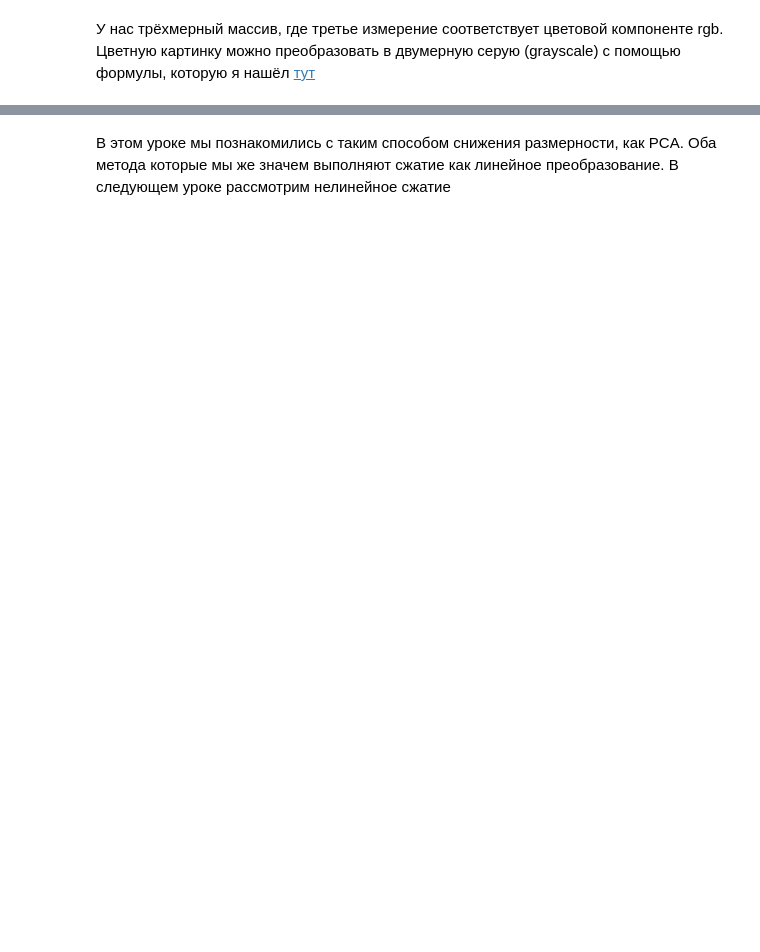
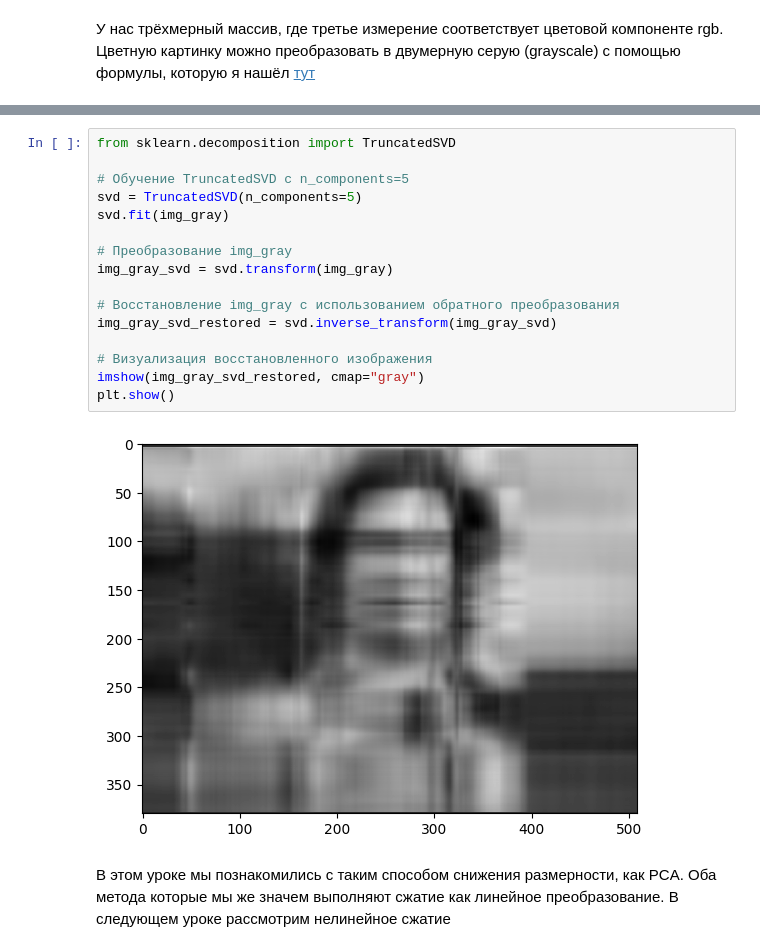
Before and after one commit to Andre-1970/Machine_learning_classical_algorithms_Sem4, a Jupyter notebook: 8_Homework_9_6.ipynb, the cells around one changed output, grey strips where cells are left out. Saved outputs shown, nothing was run; the diff lists cells and outputs as text; blank space fills up the shorter version.

```diff
--- a/8_Homework_9_6.ipynb
+++ b/8_Homework_9_6.ipynb
@@ -58,5 +70,23 @@ plt.show()
 Этот алгоритм демонстрирует, как происходит сжатие данных большой размерности. А результате у вас должна получится фотка как бы в очень нечётком виде
 
 ![grey_pca.png](https://248006.selcdn.ru/public/DS.%20Block%202.%20M8/grey_pca.png)
+# %%
+from sklearn.decomposition import TruncatedSVD
+
+# Обучение TruncatedSVD с n_components=5
+svd = TruncatedSVD(n_components=5)
+svd.fit(img_gray)
+
+# Преобразование img_gray
+img_gray_svd = svd.transform(img_gray)
+
+# Восстановление img_gray с использованием обратного преобразования
+img_gray_svd_restored = svd.inverse_transform(img_gray_svd)
+
+# Визуализация восстановленного изображения
+imshow(img_gray_svd_restored, cmap="gray")
+plt.show()
+# %% [output]
+[figure, added]
 # %% [markdown]
 В этом уроке мы познакомились с таким способом снижения размерности, как PCA. Оба метода которые мы же значем выполняют сжатие как линейное преобразование. В следующем уроке рассмотрим нелинейное сжатие
```
Also changed, not shown: parts of 3 cells of this notebook, 6 other files.
